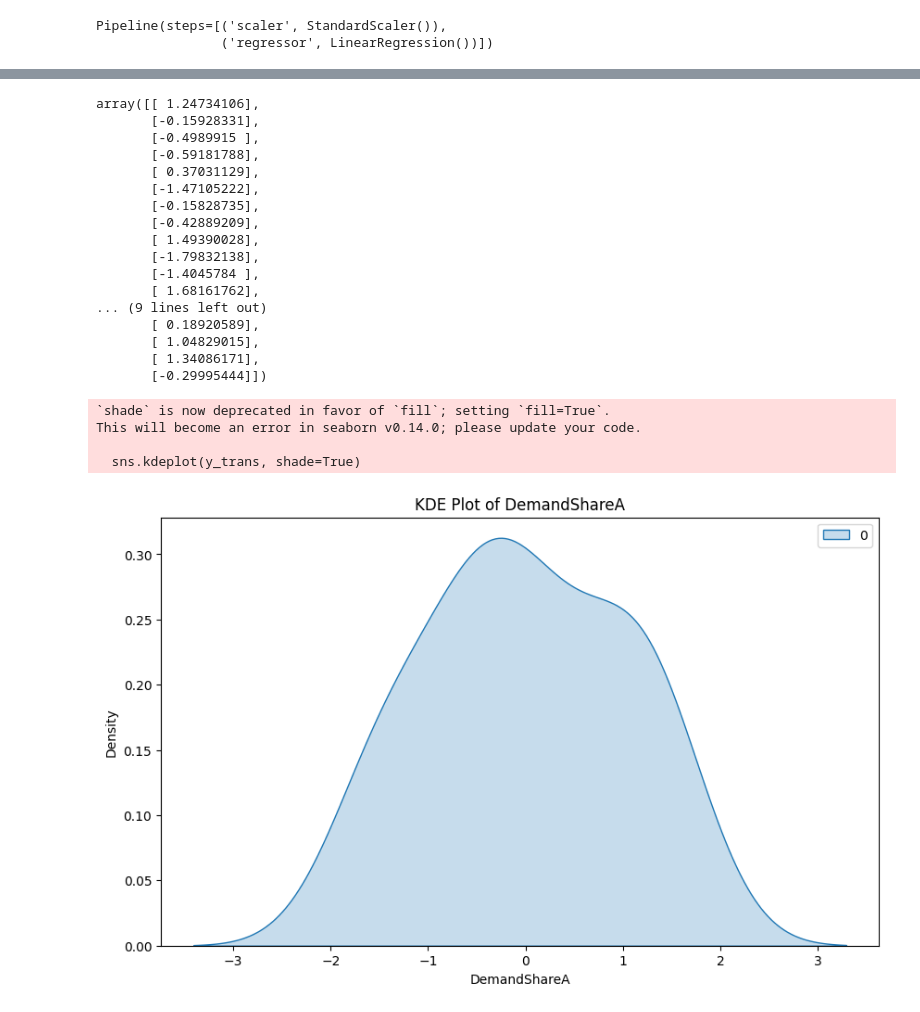
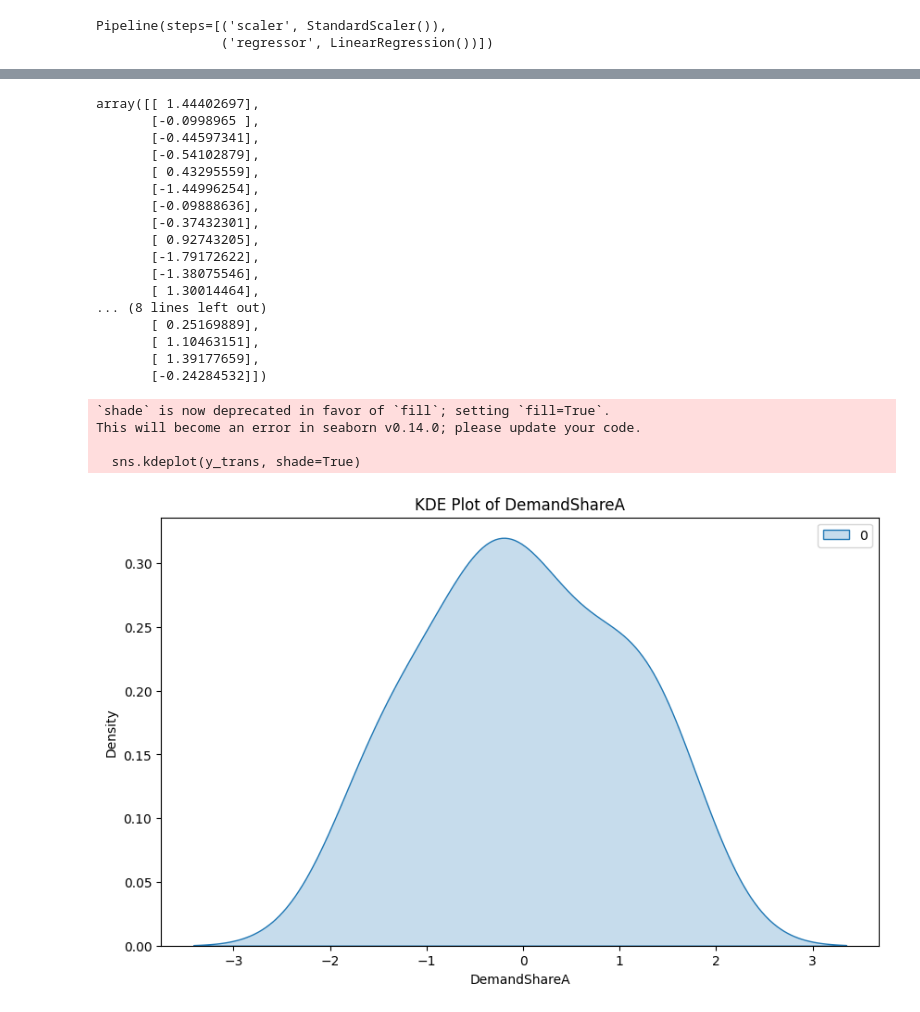
Before and after one commit to SpaceMercury/LauzHawkathon, a Jupyter notebook: notebooks/Model_exploration_nastia.ipynb, the cells around one changed output, grey strips where cells are left out. Saved outputs shown, nothing was run; the diff lists cells and outputs as text; code cells hidden in the pictures.

```diff
--- a/notebooks/Model_exploration_nastia.ipynb
+++ b/notebooks/Model_exploration_nastia.ipynb
@@ -44,12 +10,19 @@ merged_values.head()
 # %% [markdown]
 #### Training and Test Data
+# %%
+df = pd.read_csv("../files/BRISTOR_Zegoland_all_%.csv")
+# %%
+X=df.iloc[:,9:]
+y=df.iloc[:,5:6]
 # %%
+from sklearn.preprocessing import PowerTransformer
 
+y=y.values
+X=X.values
 
-# Assuming df is your DataFrame and 'Value' is the target variable
-# Define features (X) and target (y)
-X = df[['DemandShareA']]  # Replace with your predictor variables
-y = df['Value']  # Replace with your target variable
+pow=PowerTransformer()
+y= pow.fit_transform(y.reshape(-1, 1))
+
 
 # Split the data into training and test sets
 X_train, X_test, y_train, y_test = train_test_split(X, y, test_size=0.2, random_state=42)
@@ -71,7 +44,7 @@ y_test shape: (7, 1)
 pipeline = Pipeline([
     ('scaler', StandardScaler()),  # Step 1: Standardize the features
     ('regressor', LinearRegression()),
-        # Step 2: Linear regression model
+    ('')
 ])
 # %%
 pipeline.fit(X_train, y_train)
@@ -100,33 +73,33 @@ y_trans= pow.fit_transform(y_train)
 
 y_trans
 # %% [output]
-array([[ 1.24734106],
-       [-0.15928331],
-       [-0.4989915 ],
-       [-0.59181788],
-       [ 0.37031129],
-       [-1.47105222],
-       [-0.15828735],
-       [-0.42889209],
-       [ 1.49390028],
-       [-1.79832138],
-       [-1.4045784 ],
-       [ 1.68161762],
-... (9 lines left out)
-       [ 0.18920589],
-       [ 1.04829015],
-       [ 1.34086171],
-       [-0.29995444]])
+array([[ 1.44402697],
+       [-0.0998965 ],
+       [-0.44597341],
+       [-0.54102879],
+       [ 0.43295559],
+       [-1.44996254],
+       [-0.09888636],
+       [-0.37432301],
+       [ 0.92743205],
+       [-1.79172622],
+       [-1.38075546],
+       [ 1.30014464],
+... (8 lines left out)
+       [ 0.25169889],
+       [ 1.10463151],
+       [ 1.39177659],
+       [-0.24284532]])
 # %%
 plt.figure(figsize=(10, 6))
-sns.kdeplot(y, shade=True)
+sns.kdeplot(y_trans, shade=True)
 plt.title('KDE Plot of DemandShareA')
 plt.xlabel('DemandShareA')
 plt.ylabel('Density')
 plt.show()
 # %% [output]
 `shade` is now deprecated in favor of `fill`; setting `fill=True`.
 This will become an error in seaborn v0.14.0; please update your code.
 
   sns.kdeplot(y_trans, shade=True)
-[figure, old version]
+[figure, new version]
```
Also changed, not shown: parts of 7 cells of this notebook, 1 other file.
